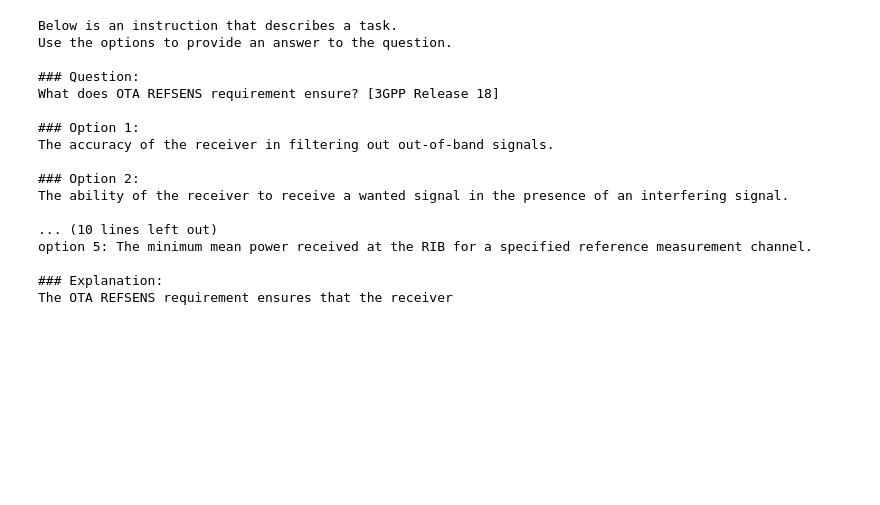
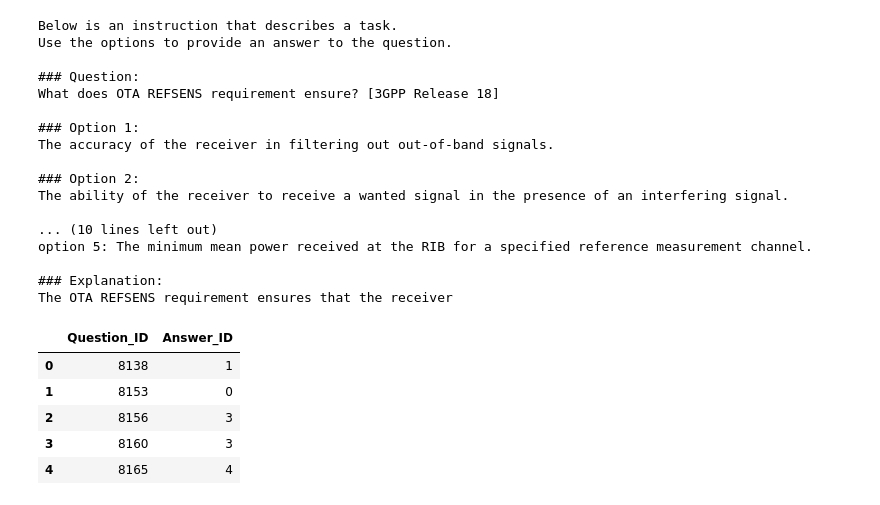
Before and after one commit to Ronnie-Leon76/Specializing-LLMs-for-Telecom, a Jupyter notebook: Fine_tune_Phi_2_Finetuned_Notebook.ipynb, the cells around one changed output. Drawn from its saved outputs; the diff is of its cells as text; code cells hidden in the pictures; blank space fills up the shorter version.

Commit message:
Feat:made my first submission

```diff
--- a/Fine_tune_Phi_2_Finetuned_Notebook.ipynb
+++ b/Fine_tune_Phi_2_Finetuned_Notebook.ipynb
@@ -381,7 +381,7 @@ None of the above
 None
 # %%
 from transformers import pipeline
-pipe = pipeline(task="text-generation", model=model, tokenizer=tokenizer, max_length=200, device_map='auto', batch_size=8)
+pipe = pipeline(task="text-generation", model=model, tokenizer=tokenizer, max_length=256, device_map='auto', batch_size=8)
 # %%
 result = pipe(test_dataset_['train'][1]['text'])
 print(result[0]['generated_text'])
@@ -405,0 +408,3 @@ The OTA REFSENS requirement ensures that the receiver
+# %%
+test_df = pd.read_csv("TeleQnA_testing1_refined.csv")
+sample_submission_df = pd.DataFrame(columns=['Question_ID', 'Answer_ID'])
@@ -405,0 +456,36 @@ The OTA REFSENS requirement ensures that the receiver
+# %%
+for i, row in tqdm(test_df.iterrows(), total=len(test_df), desc='Processing rows'):
+    question = row['question']
+    option1 = row['option 1']
+    option2 = row['option 2']
+    option3 = row['option 3']
+    option4 = row['option 4']
+    option5 = row['option 5']
+    category = row['category']
+    test_index = row['Test_Index']
+    query = TEST_DATASET_ALPACA_PROMPT.format(question, option1, option2, option3, option4, option5, category)
+    # print(query)
+    response = pipe(query)
+    # print(response)
+    value = response[0]['generated_text']
+    # print(value)
+    answer_id = regex_query_response_postprocessor(value)
+    # print(answer_id)
+    question_id = extract_question_id_from_test_df_index(test_index)
+    # print(question_id)
+    sample_submission_df = pd.concat([
+        sample_submission_df,
+        pd.DataFrame([{
+            'Question_ID': question_id,
+            'Answer_ID': answer_id
+        }])
+    ], ignore_index=True)
+# %%
+sample_submission_df.head()
+# %% [output]
+|  | Question_ID | Answer_ID |
+| 0 | 8138 | 1 |
+| 1 | 8153 | 0 |
+| 2 | 8156 | 3 |
+| 3 | 8160 | 3 |
+| 4 | 8165 | 4 |
```
Also changed, not shown: parts of 14 cells of this notebook, 3 other files.
